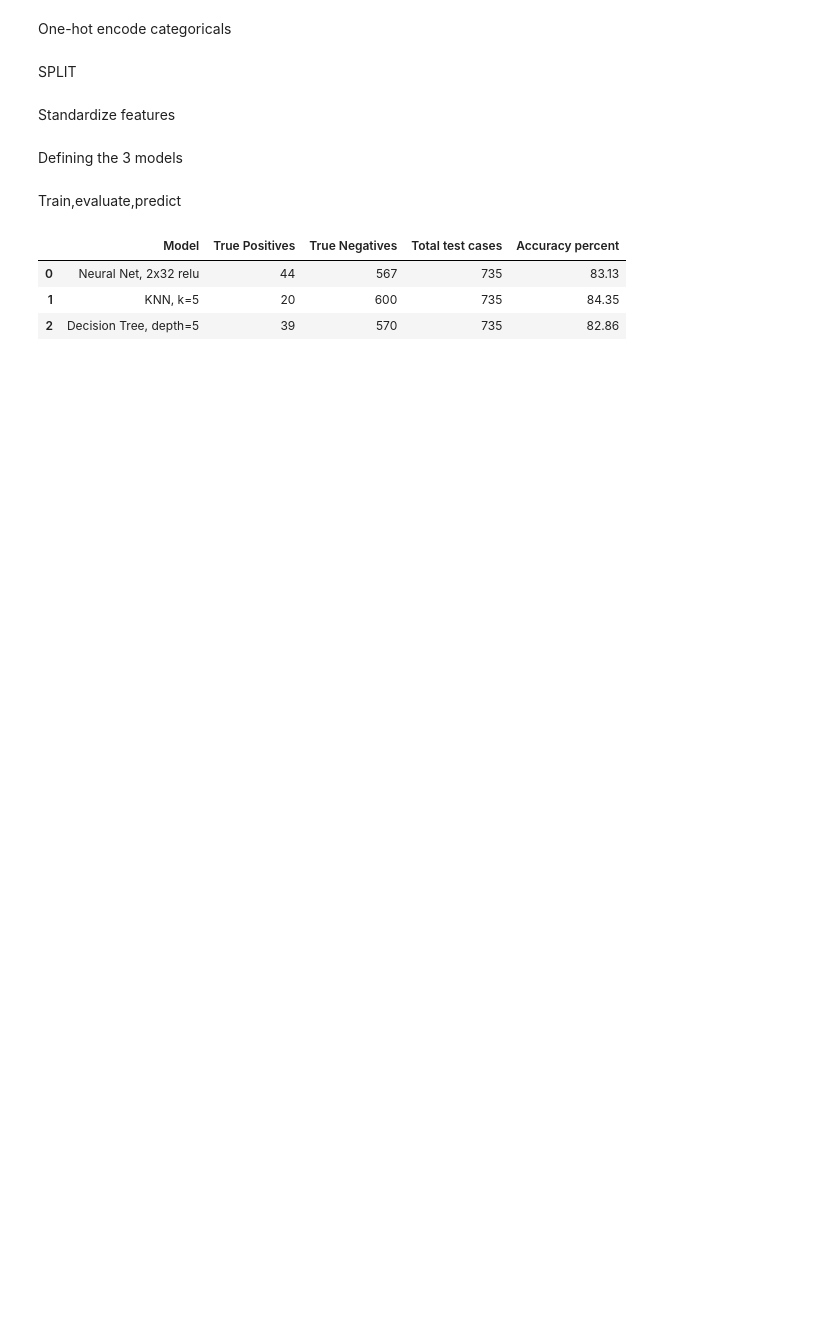
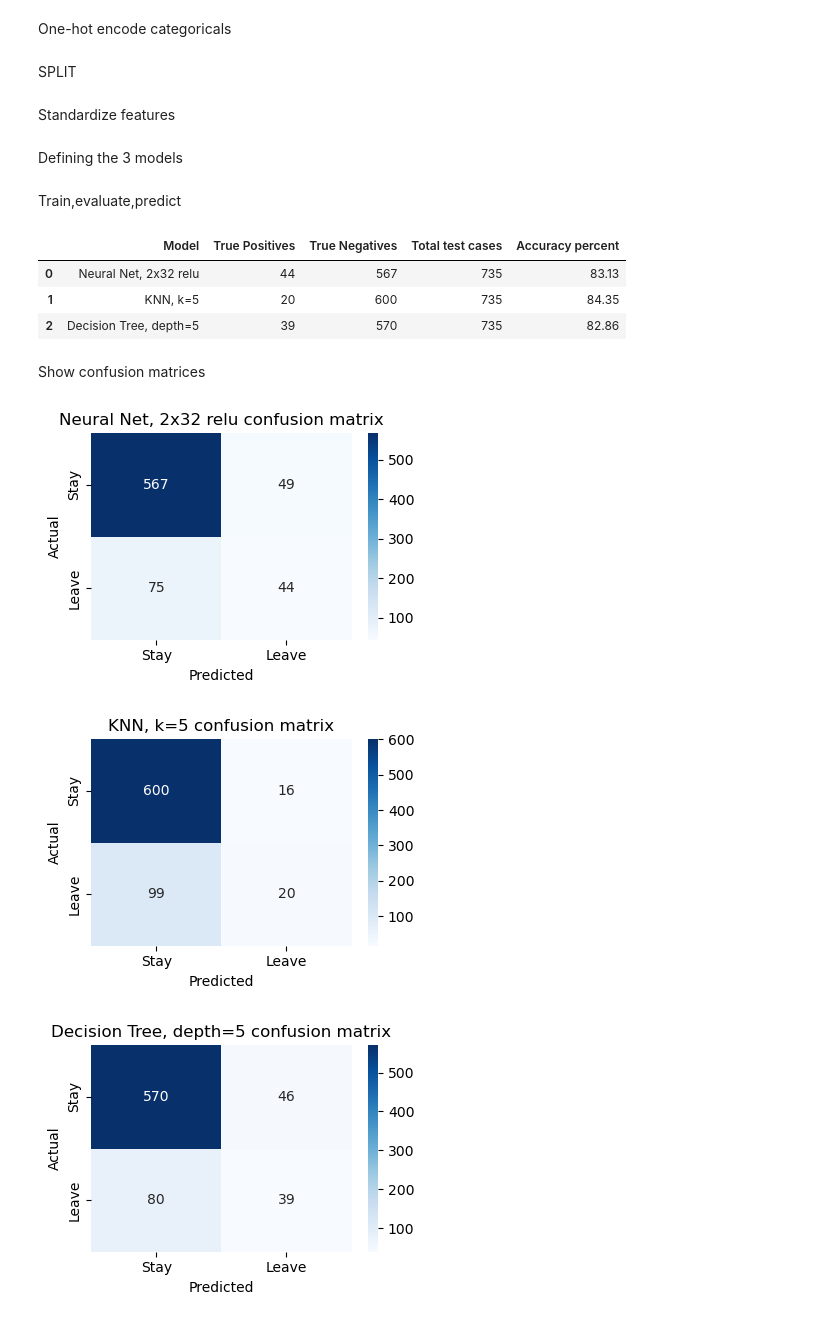
Before and after one commit to kungfukeny1/employee-attrition-2, a Jupyter notebook: employee-attrition.ipynb, the cells around one changed output. Saved outputs shown, nothing was run; the diff lists cells and outputs as text; code cells hidden in the pictures; blank space fills up the shorter version.

Commit message:
confusion matrices,visualization

```diff
--- a/employee-attrition.ipynb
+++ b/employee-attrition.ipynb
@@ -124,3 +124,24 @@ results_df
 | 0 | Neural Net, 2x32 relu | 44 | 567 | 735 | 83.13 |
 | 1 | KNN, k=5 | 20 | 600 | 735 | 84.35 |
 | 2 | Decision Tree, depth=5 | 39 | 570 | 735 | 82.86 |
+# %% [markdown]
+Show confusion matrices
+# %%
+for name, model in models.items():
+    use_scaled = (name.startswith("Neural") or name.startswith("KNN"))
+    X_te = X_test_s if use_scaled else X_test
+    y_pred = model.predict(X_te)
+
+    plt.figure(figsize=(4,3))
+    sns.heatmap(confusion_matrix(y_test, y_pred),
+                annot=True, fmt="d", cmap="Blues",
+                xticklabels=["Stay","Leave"],
+                yticklabels=["Stay","Leave"])
+    plt.title(f"{name} confusion matrix")
+    plt.xlabel("Predicted"); plt.ylabel("Actual")
+    plt.tight_layout()
+    plt.show()
+# %% [output]
+[figure, added]
+[figure, added]
+[figure, added]
```
Also changed, not shown: parts of 4 cells of this notebook.
